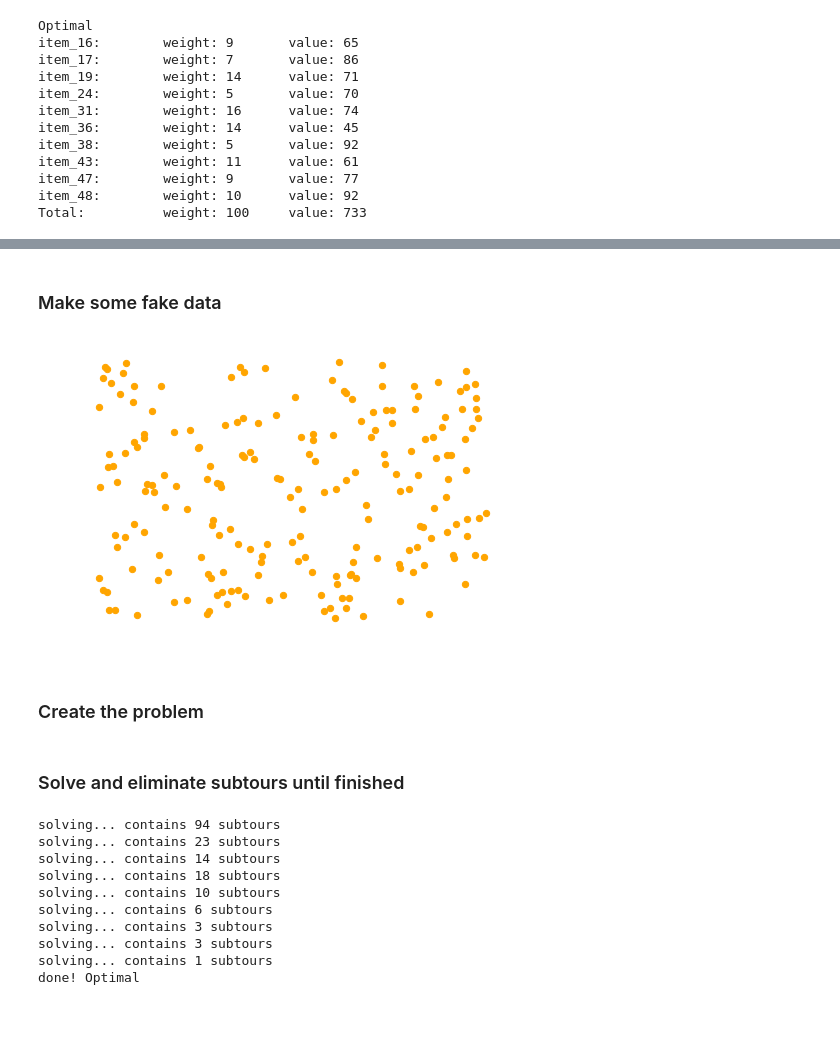
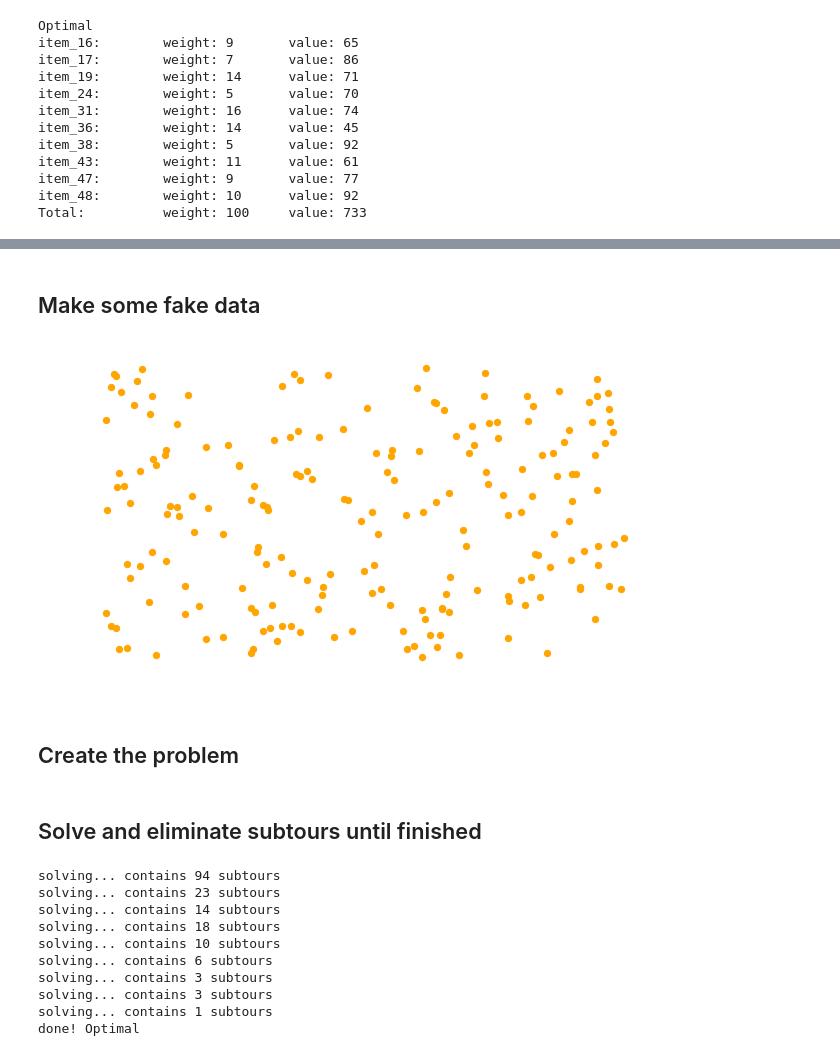
Before and after one commit to cochoa0x1/pycon2017, a Jupyter notebook: slides-dev.ipynb, the cells around one changed output, grey strips where cells are left out. Cells and saved outputs as stored; diff of their text form; code cells hidden in the pictures; blank space fills up the shorter version.

```diff
--- a/slides-dev.ipynb
+++ b/slides-dev.ipynb
@@ -281,32 +307,31 @@ import networkx as nx
 import warnings; warnings.simplefilter('ignore')
 
 def draw_data(sites,positions):
+    plt.figure(figsize=(8,4.5))
     G = nx.Graph()
     G.add_nodes_from(sites)
     nx.draw(G, pos=positions, node_size=40, node_color='orange', with_labels=False)
 # %% [markdown]
-### Make some fake data
+## Make some fake data
 # %%
 np.random.seed(42)
 
-#make some sites
-NUM_SITES = 200
-sites = range(NUM_SITES)
+sites = range(200) #make 200 sites
 
 #make up some location for them
 positions = dict( ( a, (np.random.rand()-.5, np.random.rand()-.5)) for a in sites)
 
 #straight line distance for simplicity
 d = lambda p1,p2: np.sqrt( (p1[0]-p2[0])**2+ (p1[1]-p2[1])**2)
 
 #calculate all the distance pairs
 distances=dict( ((s1,s2), d(positions[s1],positions[s2])) for s1 in positions for s2 in positions if s1!=s2)
 
 draw_data(sites,positions)
 # %% [output]
-[figure, old version]
+[figure, new version]
 # %% [markdown]
-### Create the problem
+## Create the problem
 # %%
 prob=LpProblem("salesman",LpMinimize)
 
@@ -323,7 +348,7 @@ for k in sites:
     #outbound connection
     prob+= lpSum([ x[(k,i)] for i in sites if i!=k ]) ==1
 # %% [markdown]
-### Solve and eliminate subtours until finished
+## Solve and eliminate subtours until finished
 # %%
 subtours = sites
 while(len(subtours) > 1):
```
Also changed, not shown: parts of 47 cells of this notebook, 1 other file.
